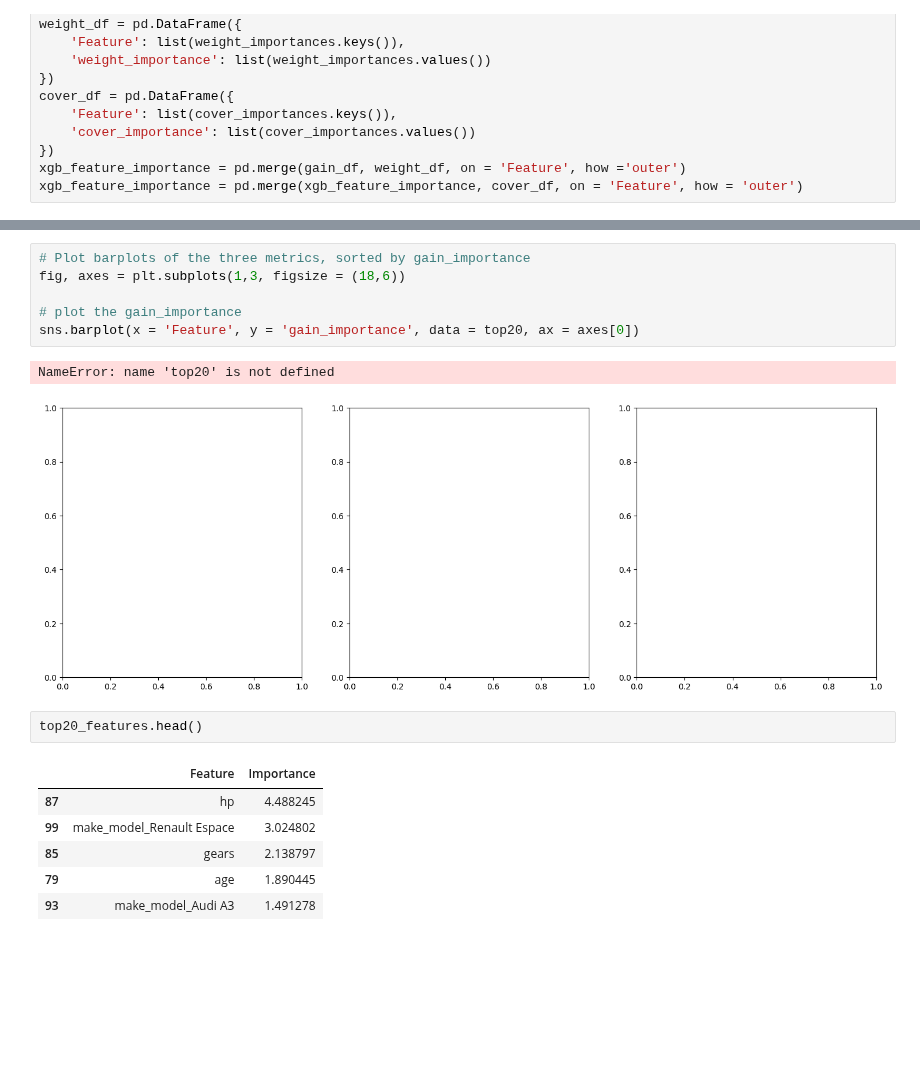
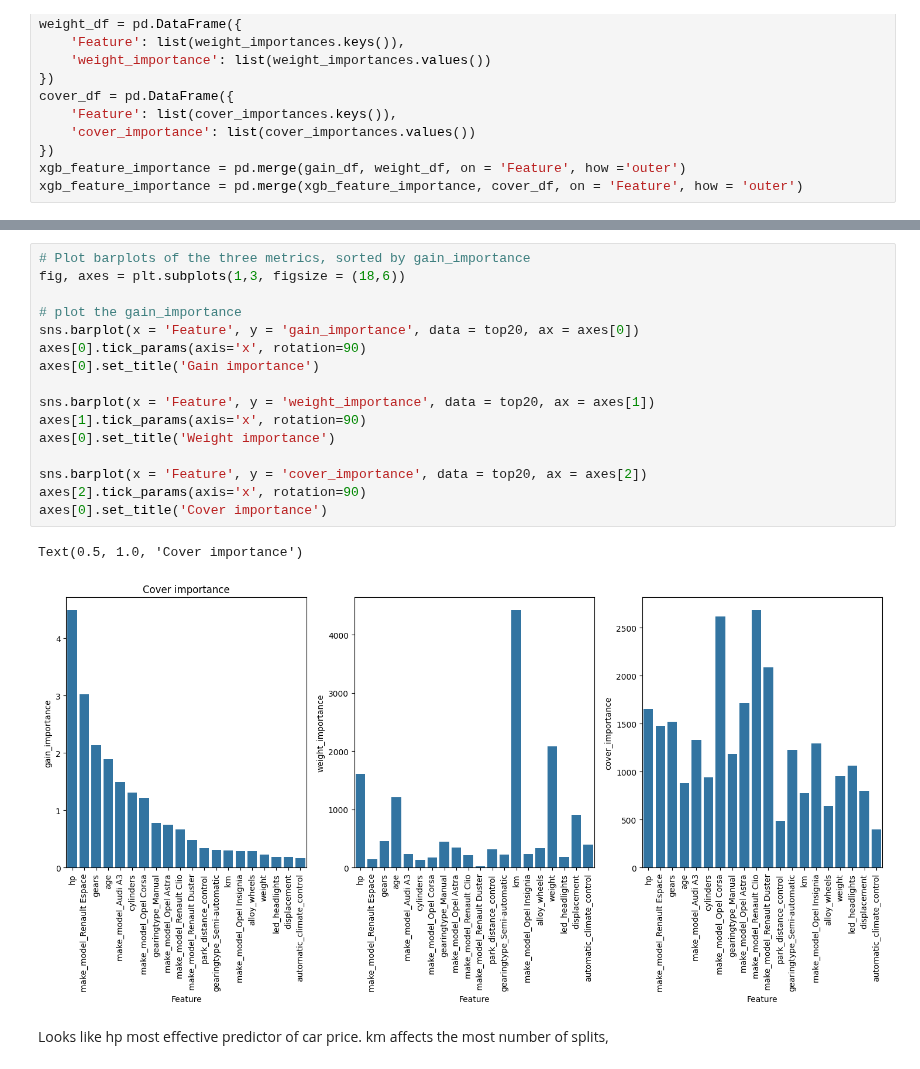
Before and after one commit to balintstewart77/magnimind-assignments, a Jupyter notebook: Auto_scout/auto_scout_part6_estimators.ipynb, the cells around one changed output, grey strips where cells are left out. Saved outputs shown, nothing was run; the diff lists cells and outputs as text; blank space fills up the shorter version.

```diff
--- a/Auto_scout/auto_scout_part6_estimators.ipynb
+++ b/Auto_scout/auto_scout_part6_estimators.ipynb
@@ -350,18 +369,21 @@ NameError: name 'xgb_feature_importance' is not defined
 # %%
 # Plot barplots of the three metrics, sorted by gain_importance
 fig, axes = plt.subplots(1,3, figsize = (18,6))
 
 # plot the gain_importance
 sns.barplot(x = 'Feature', y = 'gain_importance', data = top20, ax = axes[0])
+axes[0].tick_params(axis='x', rotation=90)
+axes[0].set_title('Gain importance')
+
+sns.barplot(x = 'Feature', y = 'weight_importance', data = top20, ax = axes[1])
+axes[1].tick_params(axis='x', rotation=90)
+axes[0].set_title('Weight importance')
+
+sns.barplot(x = 'Feature', y = 'cover_importance', data = top20, ax = axes[2])
+axes[2].tick_params(axis='x', rotation=90)
+axes[0].set_title('Cover importance')
 # %% [output]
-NameError: name 'top20' is not defined
+Text(0.5, 1.0, 'Cover importance')
-[figure, old version]
+[figure, new version]
-# %%
-top20_features.head()
-# %% [output]
-|  | Feature | Importance |
-| 87 | hp | 4.488245 |
-| 99 | make_model_Renault Espace | 3.024802 |
-| 85 | gears | 2.138797 |
-| 79 | age | 1.890445 |
-| 93 | make_model_Audi A3 | 1.491278 |
+# %% [markdown]
+Looks like hp most effective predictor of car price. km affects the most number of splits,
```
Also changed, not shown: parts of 9 cells of this notebook.
